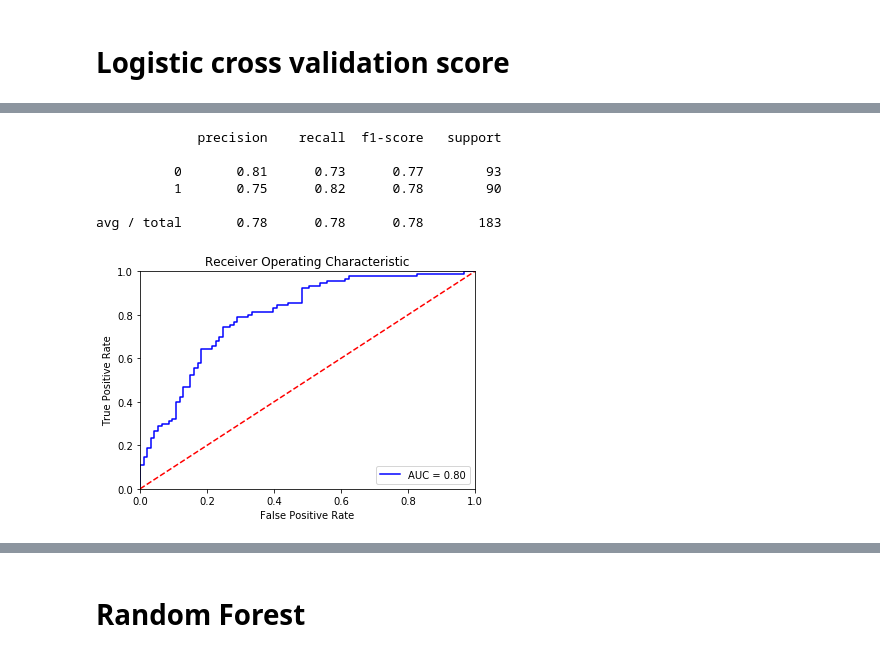
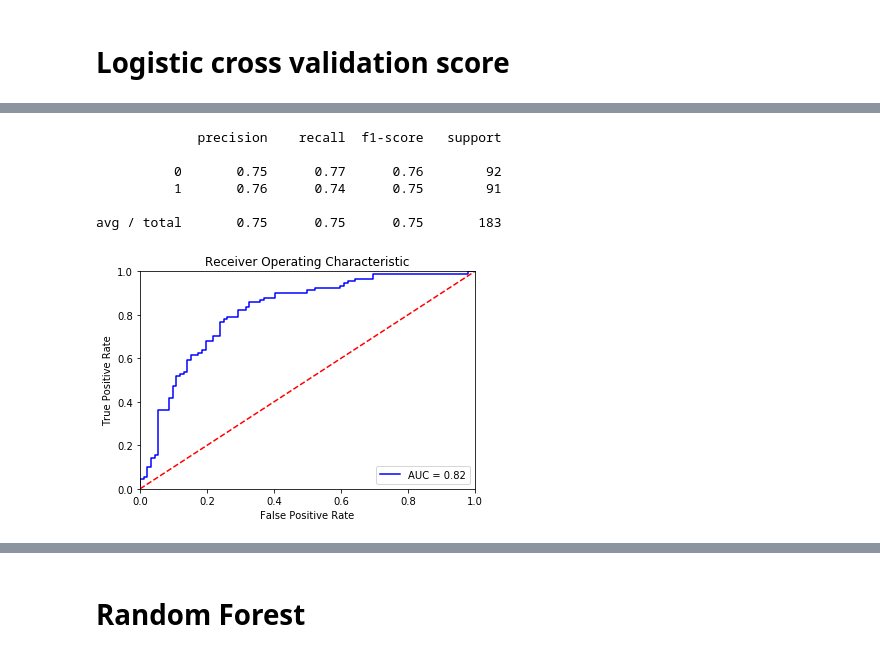
Before and after one commit to ricardofullton/glovo_test, a Jupyter notebook: glovo.ipynb, the cells around one changed output, grey strips where cells are left out. Saved outputs shown, nothing was run; the diff lists cells and outputs as text; code cells hidden in the pictures.

```diff
--- a/glovo.ipynb
+++ b/glovo.ipynb
@@ -534,3 +526,0 @@ Text(0.5,15,'Predicted label')
-# %%
-xclas = XGBClassifier()  # and for classifier
-xclas.fit(x_train, y_train)
@@ -543,0 +571,11 @@ XGBClassifier(base_score=0.5, booster='gbtree', colsample_bylevel=1,
+# %%
+test_y_pred = ada_tuned.predict(x_test)
+cf_mt = confusion_matrix(y_test, test_y_pred)
+print('Accuracy of logistic regression classifier on test set: {:.2f}'.format(ada_tuned.score(x_test, y_test)))
+print(classification_report(y_test, test_y_pred))
+confusion_matrix_df = pd.DataFrame(cf_mt, ('False', 'True'), ('False', 'True'))
+heatmap = sns.heatmap(confusion_matrix_df, annot=True, annot_kws={"size": 20}, fmt="d")
+heatmap.yaxis.set_ticklabels(heatmap.yaxis.get_ticklabels(), rotation=0, ha='right', fontsize = 14)
+heatmap.xaxis.set_ticklabels(heatmap.xaxis.get_ticklabels(), rotation=45, ha='right', fontsize = 14)
+plt.ylabel('True label', fontsize = 14)
+plt.xlabel('Predicted label', fontsize = 14)
@@ -543,0 +610,8 @@ XGBClassifier(base_score=0.5, booster='gbtree', colsample_bylevel=1,
+# %%
+param_dist =  [{'kernel': ['rbf'], 'gamma': [1e-3, 1e-4],
+                     'C': [1, 10, 100, 1000]},
+                    {'kernel': ['linear'], 'C': [1, 10, 100, 1000]}]
+svc_grid = GridSearchCV(svm.SVC(),  param_dist,cv=2)
+svc_grid.fit(x_train, y_train)
+print("tuned hpyerparameters :(best parameters) ",svc_grid.best_params_)
+print("accuracy :",svc_grid.best_score_)
@@ -543,0 +621,20 @@ XGBClassifier(base_score=0.5, booster='gbtree', colsample_bylevel=1,
+# %%
+clf = svm.SVC(C=100,kernel='rbf',probability=True,gamma=0.001)
+clf.fit(x_train,y_train)
+print('Accuracy of logistic regression classifier on test set: {:.2f}'.format(clf.score(x_test, y_test)))
+print(classification_report(y_test, test_y_pred))
+seed = 7
+k_fold = KFold(n_splits=2, random_state=seed)
+scoring = 'accuracy'
+results=cross_val_score(clf, x_test, y_test, cv=k_fold, scoring=scoring)
+print("Accuracy: %.3f (%.3f)" % (results.mean(), results.std()))
+clf.fit(x_train,y_train)
+predicted=clf.predict(x_test)
+matrix = confusion_matrix(y_test, predicted)
+print(matrix)
+confusion_matrix_df = pd.DataFrame(matrix, ('False', 'True'), ('False', 'True'))
+heatmap = sns.heatmap(confusion_matrix_df, annot=True, annot_kws={"size": 20}, fmt="d")
+heatmap.yaxis.set_ticklabels(heatmap.yaxis.get_ticklabels(), rotation=0, ha='right', fontsize = 14)
+heatmap.xaxis.set_ticklabels(heatmap.xaxis.get_ticklabels(), rotation=45, ha='right', fontsize = 14)
+plt.ylabel('True label', fontsize = 14)
+plt.xlabel('Predicted label', fontsize = 14)
@@ -544,24 +655,23 @@ XGBClassifier(base_score=0.5, booster='gbtree', colsample_bylevel=1,
 # %%
-probs = xclas.predict_proba(x_test)
+probs = clf.predict_proba(x_test)
 preds = probs[:,1]
 fpr, tpr, threshold = roc_curve(y_test, preds)
 roc_auc = auc(fpr, tpr)
-
 plt.title('Receiver Operating Characteristic')
 plt.plot(fpr, tpr, 'b', label = 'AUC = %0.2f' % roc_auc)
 plt.legend(loc = 'lower right')
 plt.plot([0, 1], [0, 1],'r--')
 plt.xlim([0, 1])
 plt.ylim([0, 1])
 plt.ylabel('True Positive Rate')
 plt.xlabel('False Positive Rate')
 print(classification_report(y_test, test_y_pred))
 plt.show()
 # %% [output]
              precision    recall  f1-score   support
 
-          0       0.81      0.73      0.77        93
-          1       0.75      0.82      0.78        90
+          0       0.75      0.77      0.76        92
+          1       0.76      0.74      0.75        91
 
-avg / total       0.78      0.78      0.78       183
+avg / total       0.75      0.75      0.75       183
-[figure, old version]
+[figure, new version]
```
Also changed, not shown: parts of 65 cells of this notebook.
